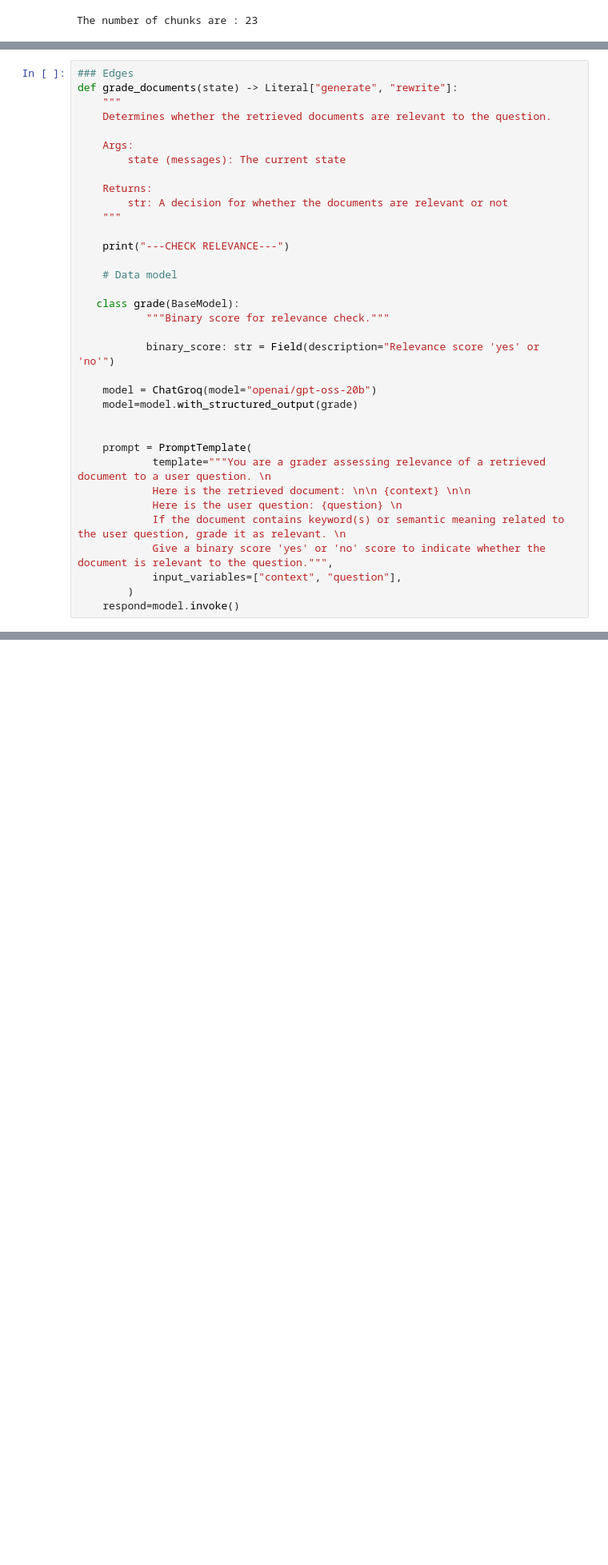
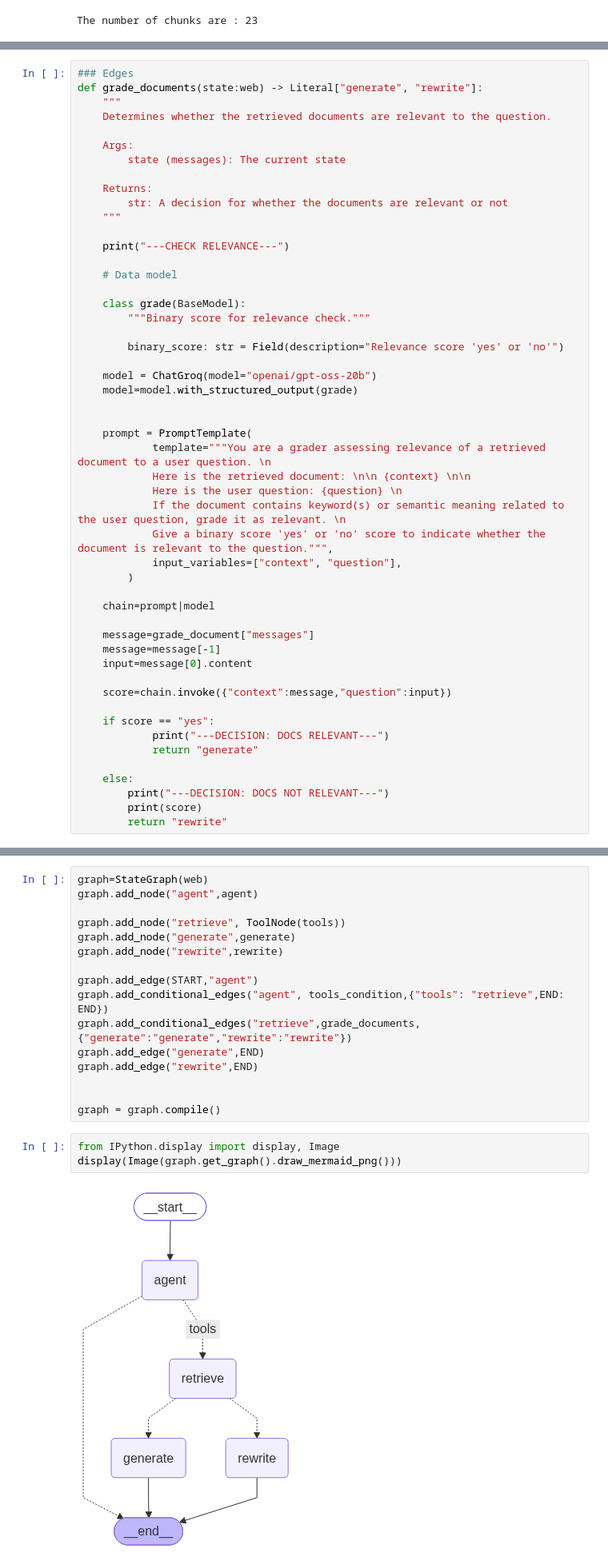
Before and after one commit to ashwiniambastha/Agentic-and-Gen-AI-with-Cloud, a Jupyter notebook: practice/agentic_ai.ipynb, the cells around one changed output, grey strips where cells are left out. Shown at 80% size. Saved outputs shown, nothing was run; the diff lists cells and outputs as text; blank space fills up the shorter version.

```diff
--- a/practice/agentic_ai.ipynb
+++ b/practice/agentic_ai.ipynb
@@ -119,7 +120,7 @@ def agent(state):
     return {"messages": [response]}
 # %%
 ### Edges
-def grade_documents(state) -> Literal["generate", "rewrite"]:
+def grade_documents(state:web) -> Literal["generate", "rewrite"]:
     """
     Determines whether the retrieved documents are relevant to the question.
 
@@ -134,10 +135,10 @@ def grade_documents(state) -> Literal["generate", "rewrite"]:
 
     # Data model
 
-   class grade(BaseModel):
-           """Binary score for relevance check."""
+    class grade(BaseModel):
+        """Binary score for relevance check."""
 
-           binary_score: str = Field(description="Relevance score 'yes' or 'no'")
+        binary_score: str = Field(description="Relevance score 'yes' or 'no'")
 
     model = ChatGroq(model="openai/gpt-oss-20b")
     model=model.with_structured_output(grade)
@@ -151,4 +152,20 @@ def grade_documents(state) -> Literal["generate", "rewrite"]:
             Give a binary score 'yes' or 'no' score to indicate whether the document is relevant to the question.""",
             input_variables=["context", "question"],
         )
-    respond=model.invoke()
+
+    chain=prompt|model
+
+    message=grade_document["messages"]
+    message=message[-1]
+    input=message[0].content
+
+    score=chain.invoke({"context":message,"question":input})
+
+    if score == "yes":
+            print("---DECISION: DOCS RELEVANT---")
+            return "generate"
+
+    else:
+        print("---DECISION: DOCS NOT RELEVANT---")
+        print(score)
+        return "rewrite"
@@ -154,0 +243,21 @@ def grade_documents(state) -> Literal["generate", "rewrite"]:
+# %%
+graph=StateGraph(web)
+graph.add_node("agent",agent)
+
+graph.add_node("retrieve", ToolNode(tools))
+graph.add_node("generate",generate)
+graph.add_node("rewrite",rewrite)
+
+graph.add_edge(START,"agent")
+graph.add_conditional_edges("agent", tools_condition,{"tools": "retrieve",END: END})
+graph.add_conditional_edges("retrieve",grade_documents,{"generate":"generate","rewrite":"rewrite"})
+graph.add_edge("generate",END)
+graph.add_edge("rewrite",END)
+
+
+graph = graph.compile()
+# %%
+from IPython.display import display, Image
+display(Image(graph.get_graph().draw_mermaid_png()))
+# %% [output]
+[figure, added]
```
Also changed, not shown: parts of 10 cells of this notebook.
